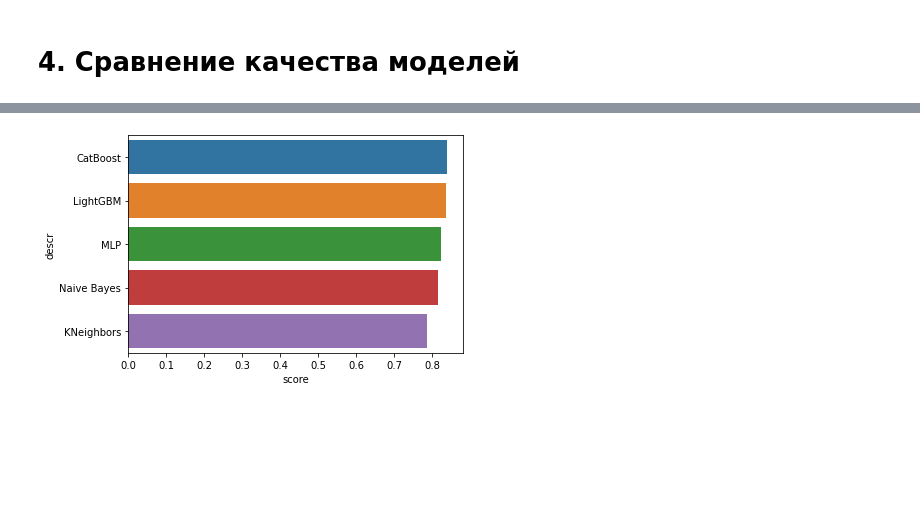
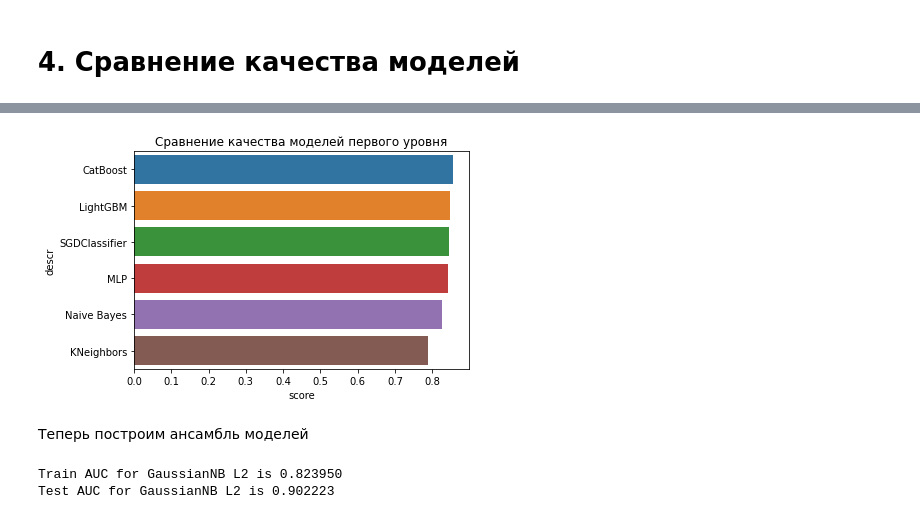
Before and after one commit to ddmitry80/ds_coursework_ml_beginner, a Jupyter notebook: Coursework_ML.ipynb, the cells around one changed output, grey strips where cells are left out. Drawn from its saved outputs; the diff is of its cells as text; code cells hidden in the pictures; blank space fills up the shorter version.

Commit message:
Большинство статистик и модель второго уровня

```diff
--- a/Coursework_ML.ipynb
+++ b/Coursework_ML.ipynb
@@ -399,11 +400,10 @@ array([1, 1, 0, ..., 0, 0, 1], dtype=int32)
 # LightGBM
 
 model_lgb = lgb.LGBMClassifier(
-    #n_estimators=1000,
-    #learning_rate=0.01,
-    #max_depth=10,
+    n_estimators=1000,
+    learning_rate=0.01,
+    max_depth=8,
     n_jobs=-1,
-    #objective='mse',
     random_state=43
 )
 
@@ -446,6 +449,8 @@ New categorical_feature is ['Contract', 'Dependents', 'DeviceProtection', 'Inter
 # CatBoost
 
 model_cb = cb.CatBoostClassifier(
+        iterations=1000,
+        depth=6,
         eval_metric='AUC',
         cat_features=cat_features,
         random_state=47,
@@ -593,0 +599,31 @@ Wall time: 54.7 ms
+# %%
+
+%%time
+# SGDClassifier
+
+from sklearn.linear_model import SGDClassifier
+
+model_sgd = make_pipeline(
+    ColumnTransformer([
+         ('cat_features', OneHotEncoder(), cat_features),
+        ], remainder='passthrough', n_jobs=-1,
+        sparse_threshold=0.3,
+        verbose=True),
+    MaxAbsScaler(),
+    SGDClassifier(
+        loss='log',
+        n_jobs=-1,
+    ),
+    verbose=True,
+)
+model_sgd.fit(X_train, y_train)
+pred_sgd = model_sgd.predict_proba(X_test)[:,1]
+train_sgd = model_sgd.predict_proba(X_train)[:,1]
+
+pred_sgd_score = roc_auc_score(y_test, pred_sgd)
+model_score.loc['model_sgd'] = [pred_sgd_score, 'SGDClassifier']
+
+print(f'\nTrain AUC for SGDClassifier is {roc_auc_score(y_train, train_sgd):.6f}')
+print(f'Test  AUC for SGDClassifier is {pred_sgd_score:.6f}\n')
+
+pickle.dump(model_sgd, open('data/sa-model_sgd.pkl', "wb"))
@@ -609,7 +656,6 @@ model_score
 # %%
 ax = sns.barplot(x='score', y='descr', data=model_score)
-
-# plt.legend(title='Модели', loc='upper left', labels=model_score['descr'])
+plt.title('Сравнение качества моделей первого уровня');
 # plt.show(ax)
 # %% [output]
-[figure, old version]
+[figure, new version]
@@ -617,0 +662,2 @@ ax = sns.barplot(x='score', y='descr', data=model_score)
+# %% [markdown]
+Теперь построим ансамбль моделей
@@ -617,0 +684,12 @@ ax = sns.barplot(x='score', y='descr', data=model_score)
+# %%
+# Выбираю относительно простой классификатор
+l2_model_en = GaussianNB()
+l2_model_en.fit(X_train_level2, y_train)
+test_l2_en = l2_model_en.predict_proba(X_test_level2)[:,1]
+train_l2_en = l2_model_en.predict_proba(X_train_level2)[:,1]
+
+print(f'\nTrain AUC for GaussianNB L2 is {roc_auc_score(y_train, train_l2_en):.6f}')
+print(f'Test AUC for GaussianNB L2 is {np.sqrt(roc_auc_score(y_test, test_l2_en)):.6f}')
+# %% [output]
+Train AUC for GaussianNB L2 is 0.823950
+Test AUC for GaussianNB L2 is 0.902223
```
Also changed, not shown: parts of 50 cells of this notebook.
